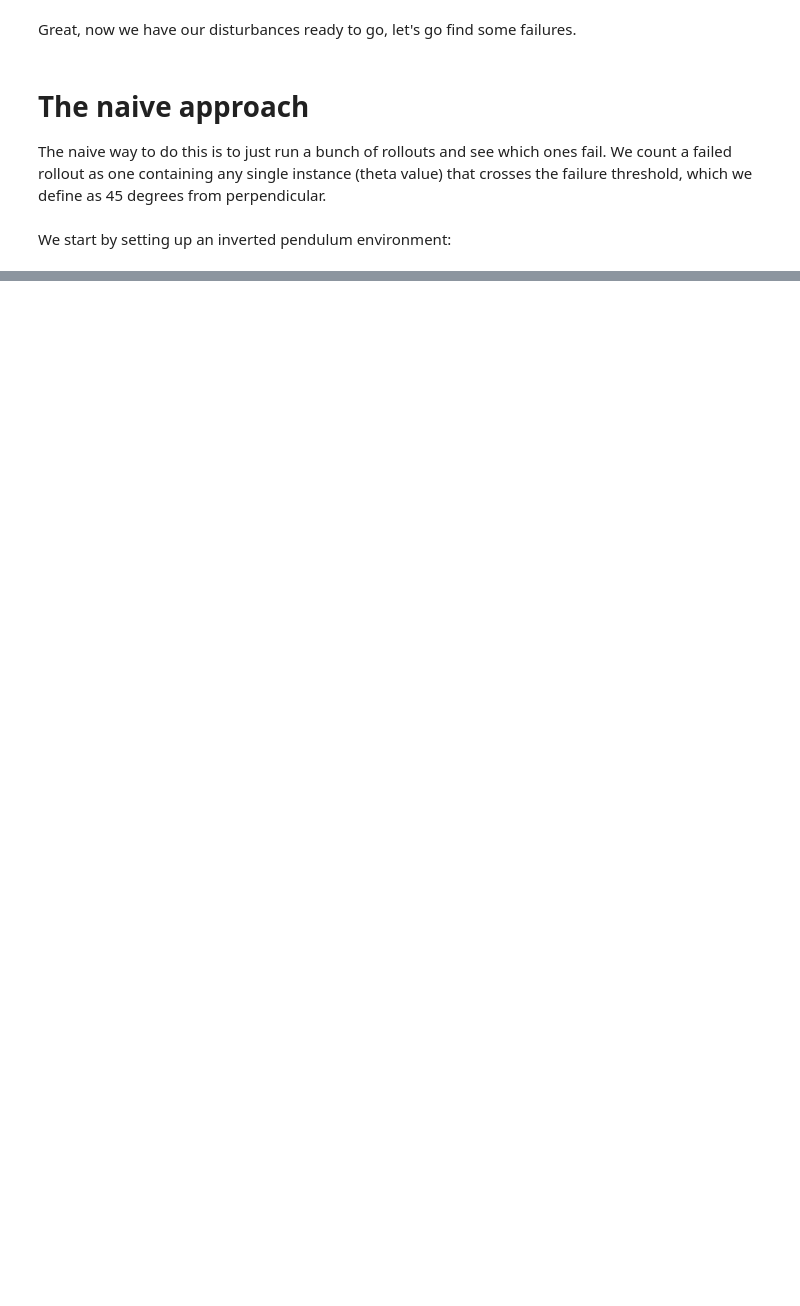
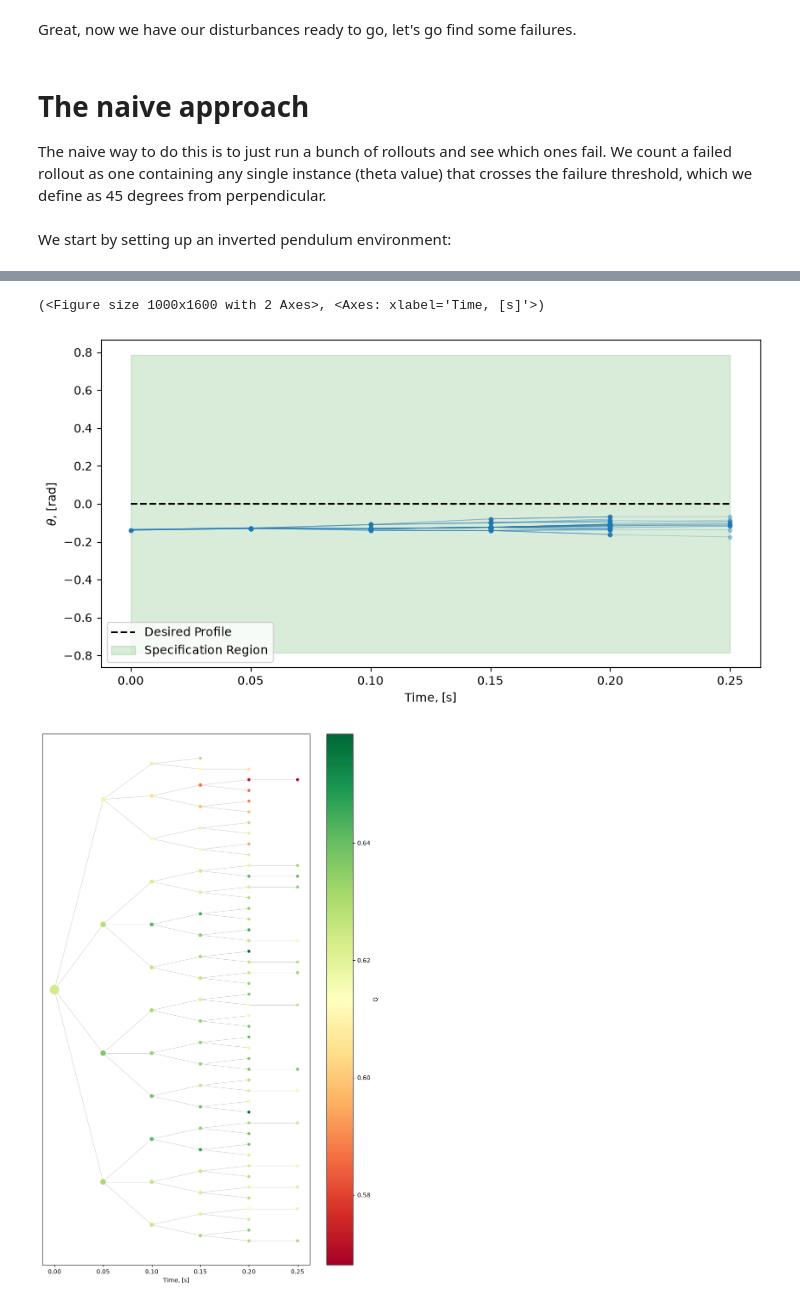
Before and after one commit to npanczyk/2026-panczyk-rlval, a Jupyter notebook: experiments/inverted_pendulum/pendulum_tutorial.ipynb, the cells around one changed output, grey strips where cells are left out. Drawn from its saved outputs; the diff is of its cells as text; code cells hidden in the pictures; blank space fills up the shorter version.

```diff
--- a/experiments/inverted_pendulum/pendulum_tutorial.ipynb
+++ b/experiments/inverted_pendulum/pendulum_tutorial.ipynb
@@ -55,0 +79,17 @@ TypeError: InvertedPendulum._get_observation() got an unexpected keyword argumen
+# %%
+plot_tree(
+        tree,
+        spec_var=lambda s: s["state"]["theta"],
+        profile=pendulum.profile,
+        threshold=thresh,
+        percent=False,
+        ylabel=r"$\theta$, [rad]",
+        save_path="results/notebook/tree.png",
+    )
+plot_tree_structure(
+        tree, save_path=f"results/notebook/tree_structure.png"
+    )
+# %% [output]
+(<Figure size 1000x1600 with 2 Axes>, <Axes: xlabel='Time, [s]'>)
+[figure, added]
+[figure, added]
```
Also changed, not shown: parts of 10 cells of this notebook, 15 other files.
